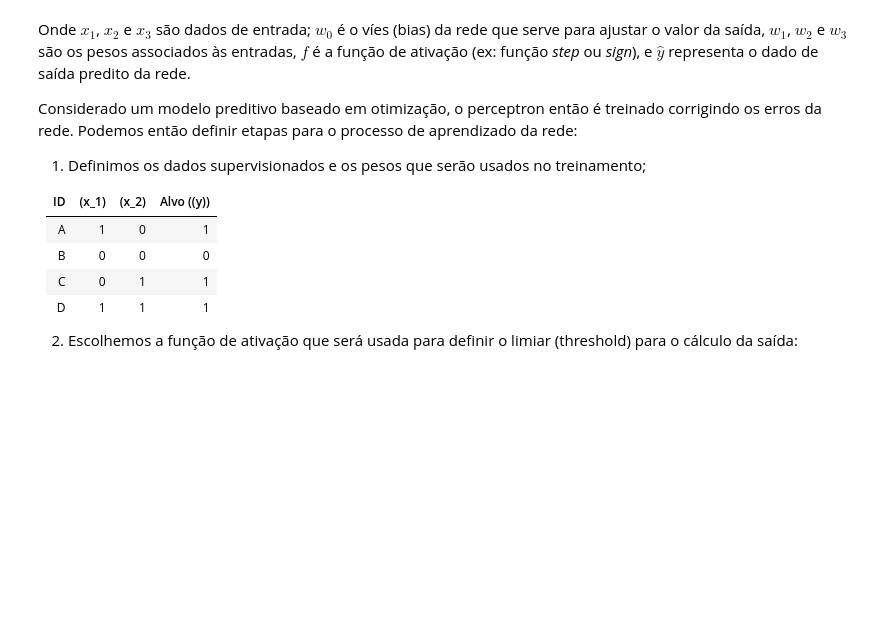
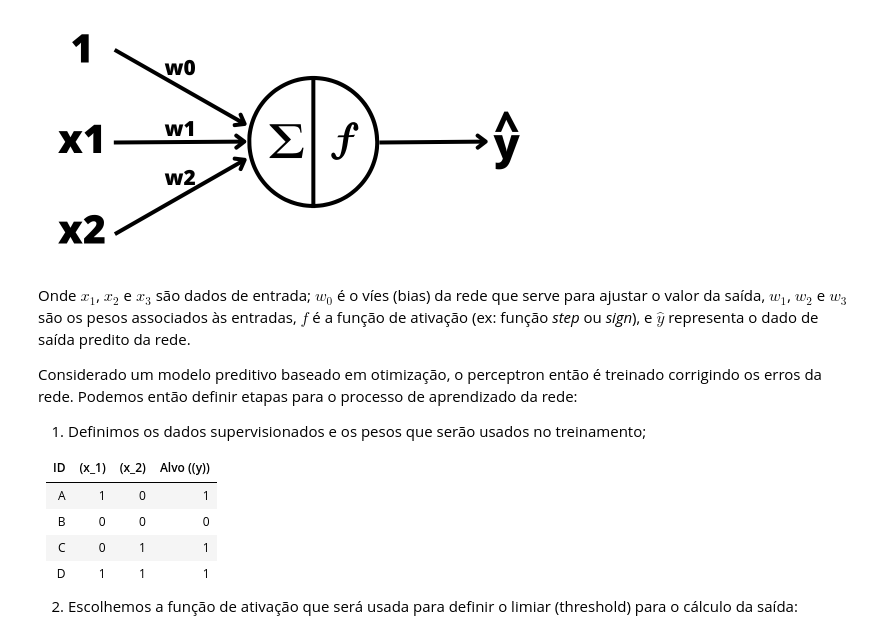
Before and after one commit to OtavioAlb/ML, a Jupyter notebook: Perceptron_Algorithm.ipynb, the cells around one changed output. Cells and saved outputs as stored; diff of their text form; code cells hidden in the pictures; blank space fills up the shorter version.

```diff
--- a/Perceptron_Algorithm.ipynb
+++ b/Perceptron_Algorithm.ipynb
@@ -32,3 +26,8 @@ Um dos primeiros e mais importantes estudos no tema foi ***The perceptron: A pro
+# %%
+from IPython.display import Image, display
+display(Image(filename='image/perceptron_model.png', embed=True))
+# %% [output]
+[figure, added]
 # %% [markdown]
 Onde $x_1$, $x_2$ e $x_3$ são dados de entrada; $w_0$ é o víes (bias) da rede que serve para ajustar o valor da saída, $w_1$, $w_2$ e $w_3$ são os pesos associados às entradas, $f$ é a função de ativação (ex: função *step* ou *sign*), e $\hat{y}$ representa o dado de saída predito da rede.
 
```
Also changed, not shown: parts of 4 cells of this notebook.
